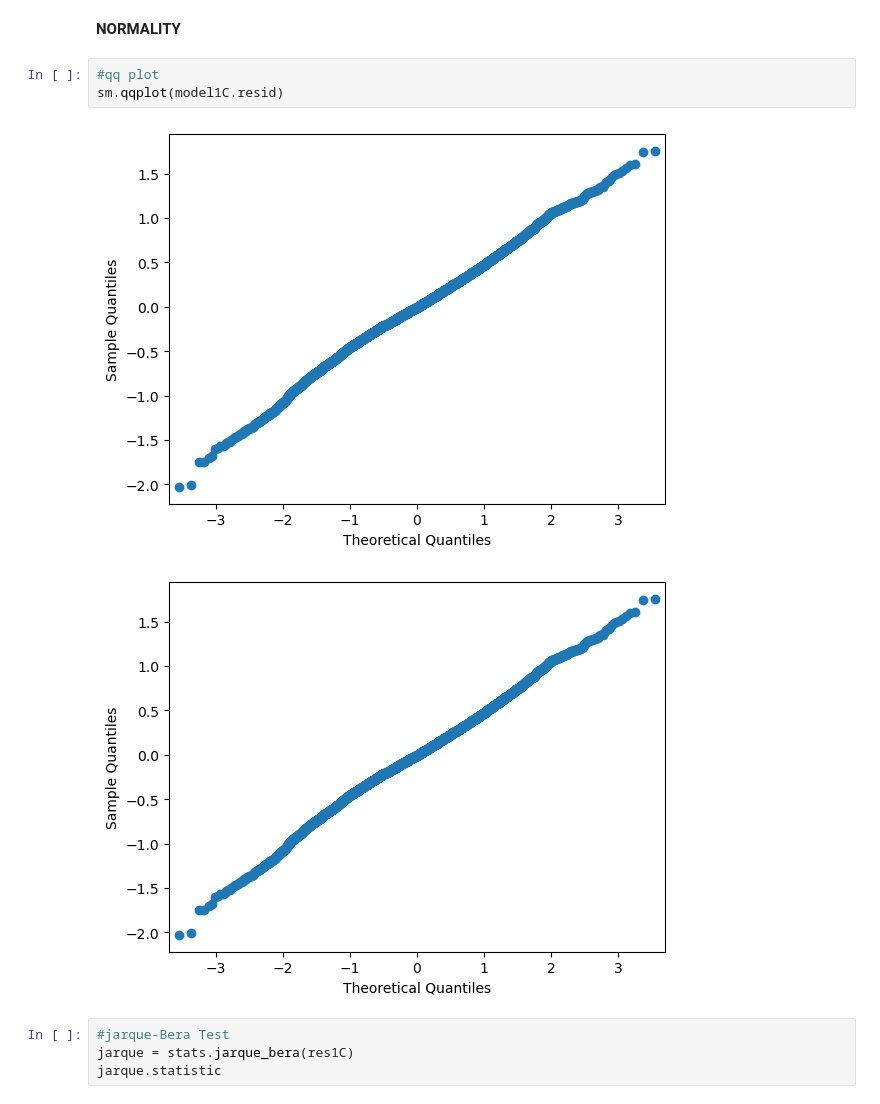
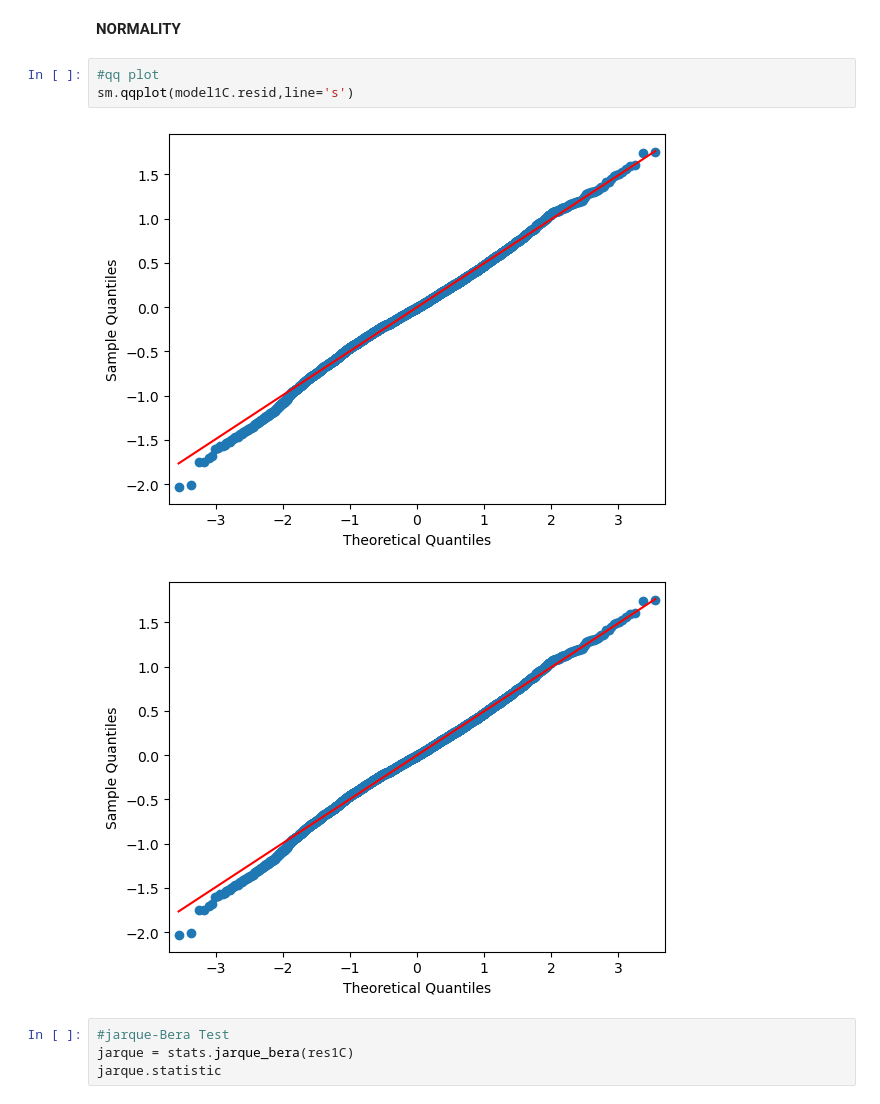
Before and after one commit to rishimo/msds601-project, a Jupyter notebook: david_notebook.ipynb, the cells around one changed output. Cells and saved outputs as stored; diff of their text form.

```diff
--- a/david_notebook.ipynb
+++ b/david_notebook.ipynb
@@ -491,10 +491,10 @@ Natural-Log transformation was not enough to eliminate heterocedasticity
 <b> NORMALITY</B>
 # %%
 #qq plot
-sm.qqplot(model1C.resid)
+sm.qqplot(model1C.resid,line='s')
 # %% [output]
-[figure, old version]
+[figure, new version]
-[figure, old version]
+[figure, new version]
 # %%
 #jarque-Bera Test
 jarque = stats.jarque_bera(res1C)
```
Also changed, not shown: parts of 2 cells of this notebook.
